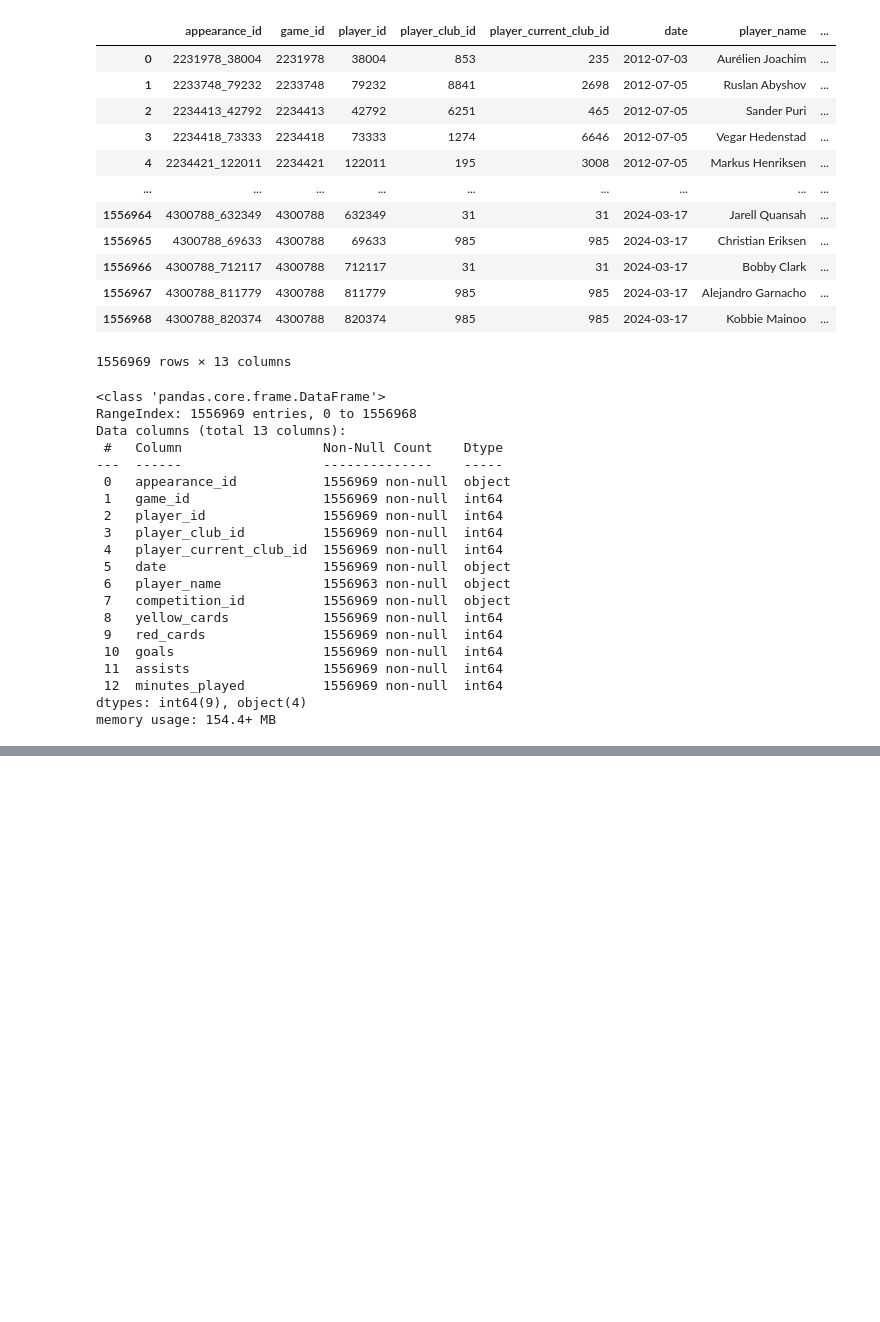
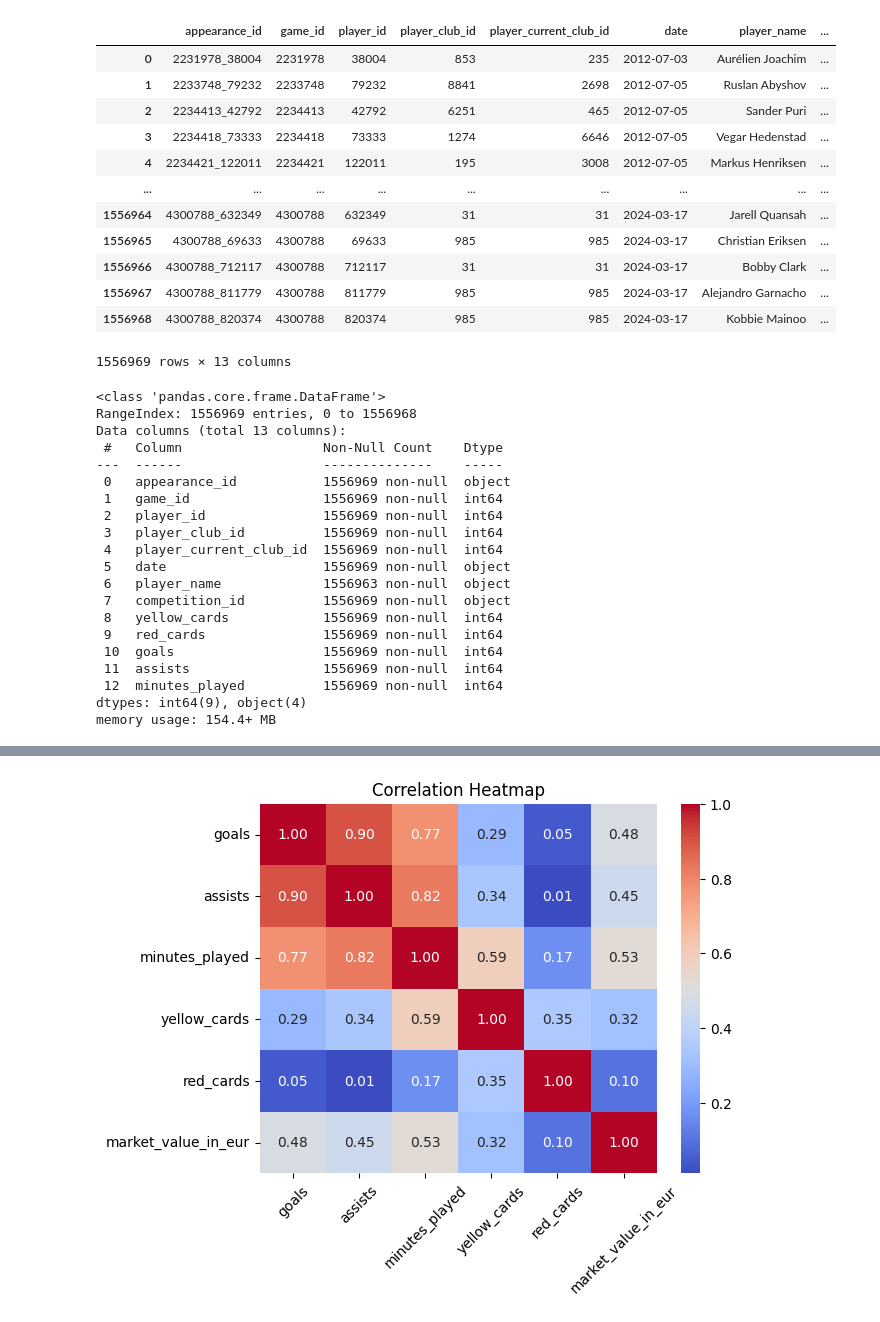
Before and after one commit to MijeongKim0533/PJ_Best_Combination, a Jupyter notebook: SY/240403.ipynb, the cells around one changed output, grey strips where cells are left out. Saved outputs shown, nothing was run; the diff lists cells and outputs as text; code cells hidden in the pictures; blank space fills up the shorter version.

```diff
--- a/SY/240403.ipynb
+++ b/SY/240403.ipynb
@@ -186,0 +237,18 @@ memory usage: 242.9+ MB
+# %%
+# Goals, Assists, Minutes Played를 따로 구함
+df_players['goals'] = df_players.groupby('player_id')['goals'].transform('sum')
+df_players['assists'] = df_players.groupby('player_id')['assists'].transform('sum')
+df_players['minutes_played'] = df_players.groupby('player_id')['minutes_played'].transform('sum')
+df_players['yellow_cards'] = df_players.groupby('player_id')['yellow_cards'].transform('sum')
+df_players['red_cards'] = df_players.groupby('player_id')['red_cards'].transform('sum')
+
+# 상관 계수 계산
+correlation_matrix = df_players[['goals', 'assists', 'minutes_played', 'yellow_cards', 'red_cards','market_value_in_eur']].corr()
+
+# 히트맵 시각화
+sns.heatmap(correlation_matrix, annot=True, cmap='coolwarm', fmt=".2f")
+plt.title('Correlation Heatmap')
+plt.xticks(rotation=45)
+plt.show()
+# %% [output]
+[figure, added]
```
Also changed, not shown: parts of 10 cells of this notebook.
